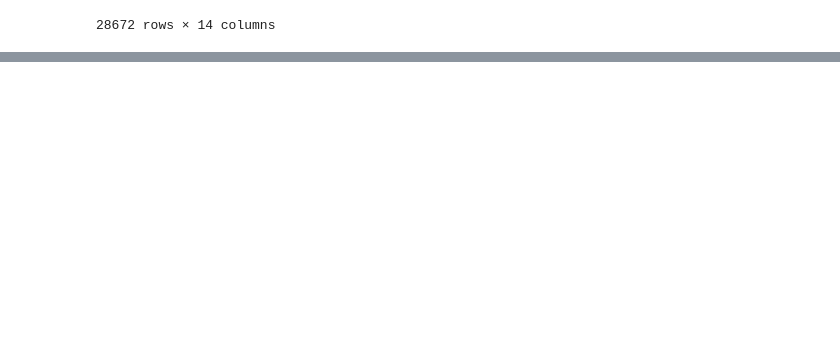
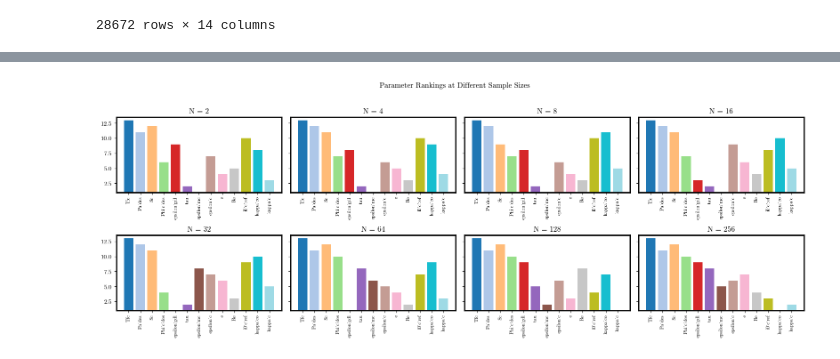
Before and after one commit to DejvisT/Sensitivity-Analysis-and-Surrogate-Modeling-of-PEM-Fuel-Cells, a Jupyter notebook: notebooks/01_sobol_sample.ipynb, the cells around one changed output, grey strips where cells are left out. Cells and saved outputs as stored; diff of their text form; code cells hidden in the pictures; blank space fills up the shorter version.

```diff
--- a/notebooks/01_sobol_sample.ipynb
+++ b/notebooks/01_sobol_sample.ipynb
@@ -114,0 +204,47 @@ pd.read_pickle('../sampling_test/results_sobol5000.pkl')
+# %%
+import numpy as np
+import matplotlib.pyplot as plt
+
+# Suppose rank_df is your DataFrame of shape (len(Ns) × n_params), indexed by Ns
+Ns = [2**i for i in range(1, 9)]         # [2, 4, 8, …, 256]
+
+# 2) compute rank_df however you have it
+rank_df = compute_rankings_for_Ns(parameter_ranges, data, Ns)
+params = rank_df.columns.tolist()
+n_params = len(params)
+
+# Decide grid dimensions: e.g. 2 rows × 4 cols for eight plots
+n_cols = 4
+n_rows = int(np.ceil(len(Ns) / n_cols))
+
+fig, axes = plt.subplots(
+    n_rows, n_cols,
+    figsize=(4 * n_cols, 3 * n_rows),
+    sharey=True  # keep y-axis scale consistent
+)
+
+for ax, N in zip(axes.flat, Ns):
+    # Get the ranking vector for this N
+    ranks = rank_df.loc[N]
+
+    # Draw a bar plot: x = parameter index, height = rank
+    ax.bar(
+        np.arange(n_params),
+        ranks,
+        color=plt.get_cmap('tab20', n_params).colors  # one distinct color per bar
+    )
+    ax.set_title(f"N = {N}")
+    ax.set_xticks(np.arange(n_params))
+    ax.set_xticklabels(params, rotation=90, fontsize=8)
+    ax.invert_yaxis()             # rank 1 at top
+    ax.set_ylim(1, n_params + 0.5)
+
+# Turn off any unused subplots
+for idx in range(len(Ns), n_rows * n_cols):
+    fig.delaxes(axes.flat[idx])
+
+fig.suptitle("Parameter Rankings at Different Sample Sizes")
+plt.tight_layout(rect=[0, 0, 1, 0.96])
+plt.show()
+# %% [output]
+[figure, added]
```
Also changed, not shown: parts of 10 cells of this notebook, 1 other file.
